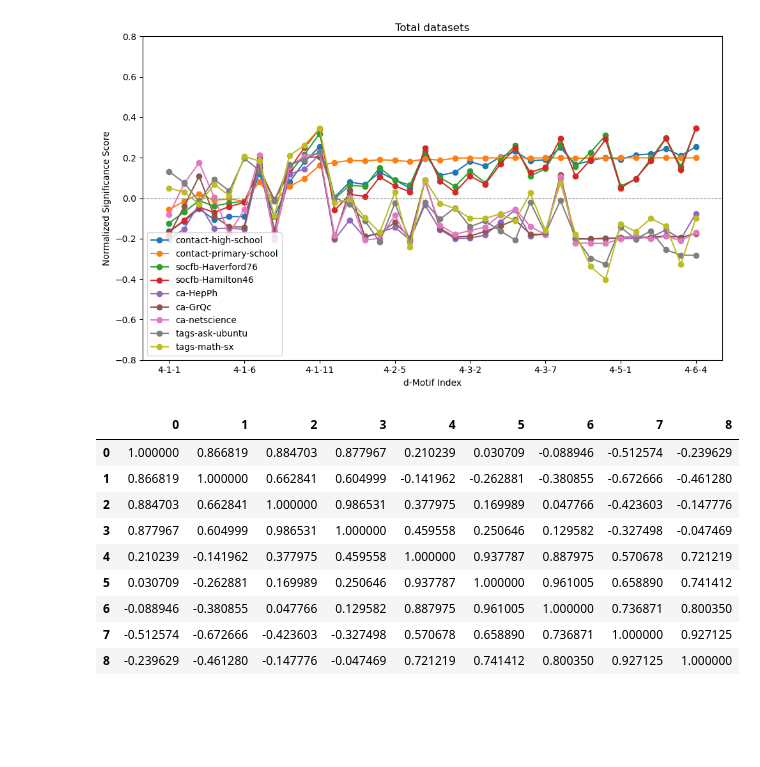
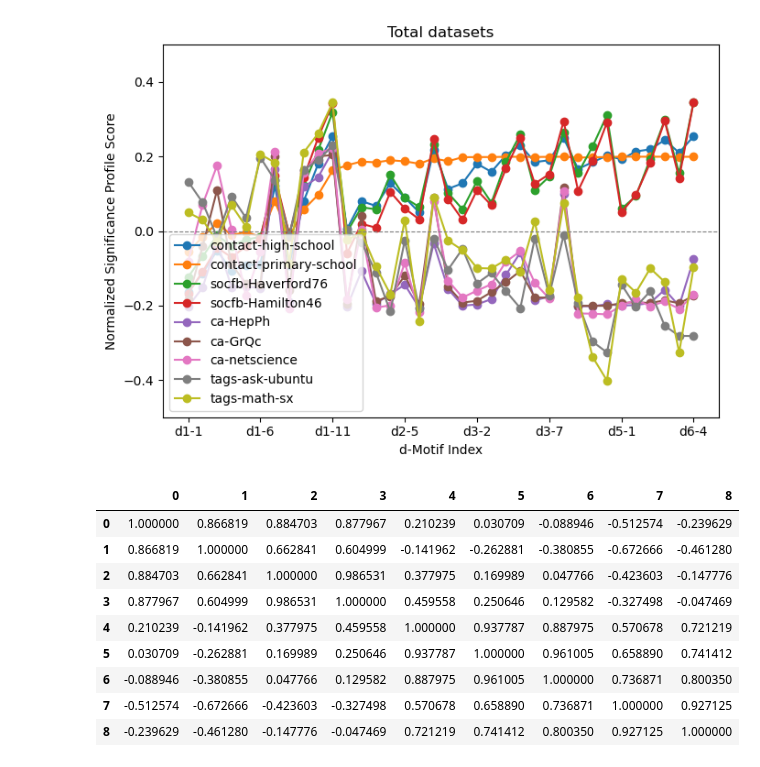
Before and after one commit to thisis05/graphlet_extension, a Jupyter notebook: profile.ipynb, the cells around one changed output. Cells and saved outputs as stored; diff of their text form; code cells hidden in the pictures; blank space fills up the shorter version.

```diff
--- a/profile.ipynb
+++ b/profile.ipynb
@@ -19,6 +19,13 @@ sorted_keys = ['4-1-1', '4-1-2', '4-1-3', '4-1-4', '4-1-5', '4-1-6', '4-1-7', '4
                '4-4-1', '4-4-2', '4-4-3',
                '4-5-1', '4-5-2',
                '4-6-1', '4-6-2', '4-6-3', '4-6-4']
+
+labels = ['d1-1', 'd1-2', 'd1-3', 'd1-4', 'd1-5', 'd1-6', 'd1-7', 'd1-8', 'd1-9', 'd1-10', 'd1-11',
+               'd2-1', 'd2-2', 'd2-3', 'd2-4', 'd2-5', 'd2-6', 'd2-7', 'd2-8',
+               'd3-1', 'd3-2', 'd3-3', 'd3-4', 'd3-5', 'd3-6', 'd3-7', 'd3-8',
+               'd4-1', 'd4-2', 'd4-3',
+               'd5-1', 'd5-2',
+               'd6-1', 'd6-2', 'd6-3', 'd6-4']
 srp_data = []
 
 # Define domain groups
@@ -34,7 +41,7 @@ for keys in domains:
 
 
 # Prepare for plotting
-plt.figure(figsize=(10, 6))
+plt.figure(figsize=(7, 5))
 
 index = 0
 for group_name, indices in domains.items():
@@ -64,39 +71,39 @@ for group_name, indices in domains.items():
 
         # Sort SRP_i by subgraph keys
         sorted_srp_i = [srp_i[key] for key in sorted_keys]
         srp_data.append(sorted_srp_i)
 
         # Plot the Subgraph Ratio Profile
         plt.plot(sorted_keys, sorted_srp_i, marker='o', label=f'{dataset}')
 
 df = pd.DataFrame(srp_data).T
 correlation_matrix = df.corr(method='pearson')
 
 # Plot settings
 plt.xlabel('d-Motif Index')
-plt.ylabel('Normalized Significance Score')
+plt.ylabel('Normalized Significance Profile Score')
 plt.title(f'{domain} datasets')
-plt.ylim(-0.8, 0.8)
+plt.ylim(-0.5, 0.5)
 plt.axhline(0, color='gray', linestyle='--', linewidth=0.8)
 plt.legend()
 plt.tight_layout()
 
 num_labels_to_show = 8
-step = len(sorted_keys) // (num_labels_to_show - 1)
-visible_positions = list(range(0, len(sorted_keys), step))[:num_labels_to_show]
-visible_labels = [sorted_keys[i] for i in visible_positions]
+step = len(labels) // (num_labels_to_show - 1)
+visible_positions = list(range(0, len(labels), step))[:num_labels_to_show]
+visible_labels = [labels[i] for i in visible_positions]
 plt.xticks(visible_positions, visible_labels)
 
 
 # Save the plot
 filename = f'{domain}_extend.png'
 plt.savefig(f'./figure/{filename}')
 
 # Display the plot
 plt.show()
 correlation_matrix
 # %% [output]
-[figure, old version]
+[figure, new version]
 |  | 0 | 1 | 2 | 3 | 4 | 5 | 6 | 7 | 8 |
 | 0 | 1.000000 | 0.866819 | 0.884703 | 0.877967 | 0.210239 | 0.030709 | -0.088946 | -0.512574 | -0.239629 |
 | 1 | 0.866819 | 1.000000 | 0.662841 | 0.604999 | -0.141962 | -0.262881 | -0.380855 | -0.672666 | -0.461280 |
```
Also changed, not shown: parts of 9 cells of this notebook, 14 other files.
